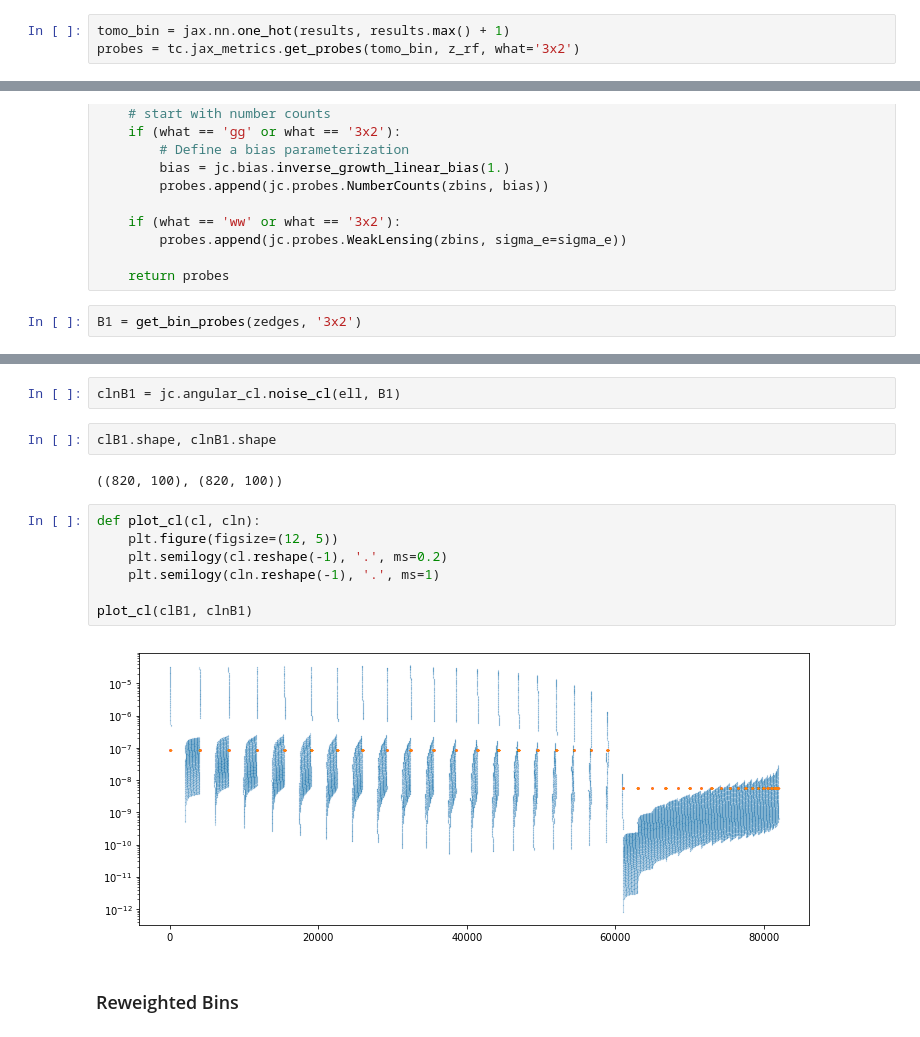
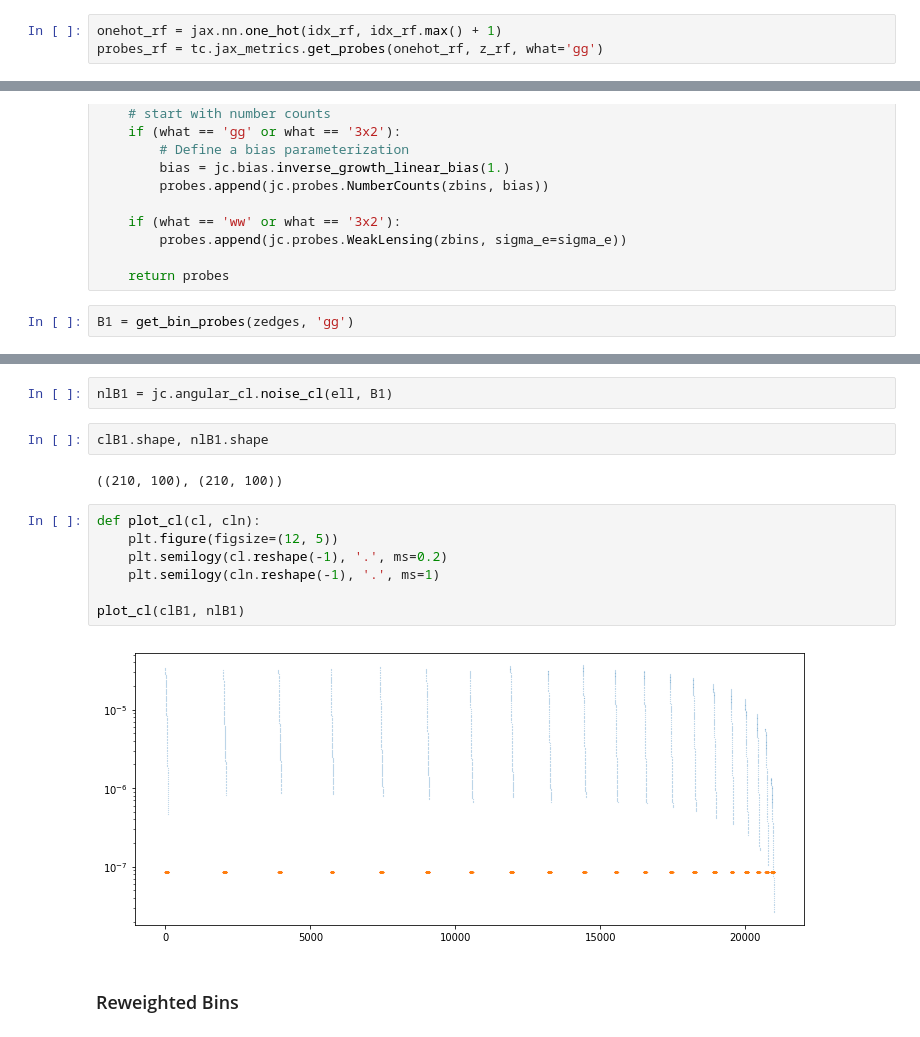
Before and after one commit to dkirkby/zotbin, a Jupyter notebook: Sandbox.ipynb, the cells around one changed output, grey strips where cells are left out. Cells and saved outputs as stored; diff of their text form.

```diff
--- a/Sandbox.ipynb
+++ b/Sandbox.ipynb
@@ -144,5 +136,5 @@ ell, _ = tc.jax_metrics.ell_binning()
 # %% [markdown]
 Calculate $\mu$ and $C$ for the random-forest results:
 # %%
-tomo_bin = jax.nn.one_hot(results, results.max() + 1)
-probes = tc.jax_metrics.get_probes(tomo_bin, z_rf, what='3x2')
+onehot_rf = jax.nn.one_hot(idx_rf, idx_rf.max() + 1)
+probes_rf = tc.jax_metrics.get_probes(onehot_rf, z_rf, what='gg')
@@ -464,7 +457,7 @@ def get_bin_probes(zedges, what='3x2', sigma_e=0.26, gals_per_arcmin2=1.):
 
     return probes
 # %%
-B1 = get_bin_probes(zedges, '3x2')
+B1 = get_bin_probes(zedges, 'gg')
 # %%
 def plot_nz(probe):
     z = np.linspace(0, probe.zmax, 500)
@@ -482,18 +475,18 @@ Wall time: 5.23 s
 # %%
-clnB1 = jc.angular_cl.noise_cl(ell, B1)
+nlB1 = jc.angular_cl.noise_cl(ell, B1)
 # %%
-clB1.shape, clnB1.shape
+clB1.shape, nlB1.shape
 # %% [output]
-((820, 100), (820, 100))
+((210, 100), (210, 100))
 # %%
 def plot_cl(cl, cln):
     plt.figure(figsize=(12, 5))
     plt.semilogy(cl.reshape(-1), '.', ms=0.2)
     plt.semilogy(cln.reshape(-1), '.', ms=1)
 
-plot_cl(clB1, clnB1)
+plot_cl(clB1, nlB1)
 # %% [output]
-[figure, old version]
+[figure, new version]
 # %% [markdown]
 ### Reweighted Bins
 # %%
```
Also changed, not shown: parts of 27 cells of this notebook.
